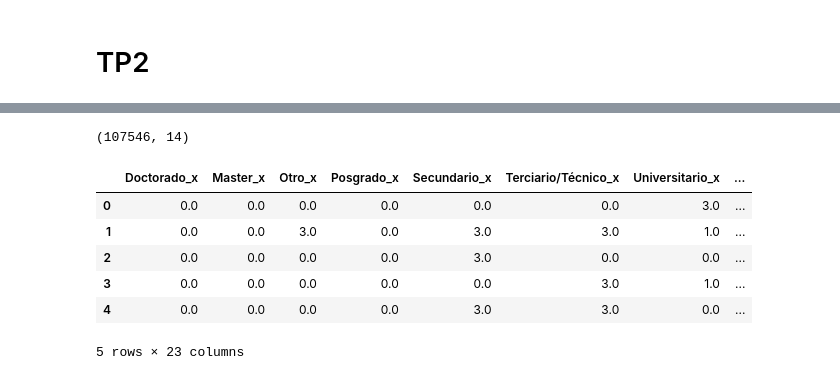
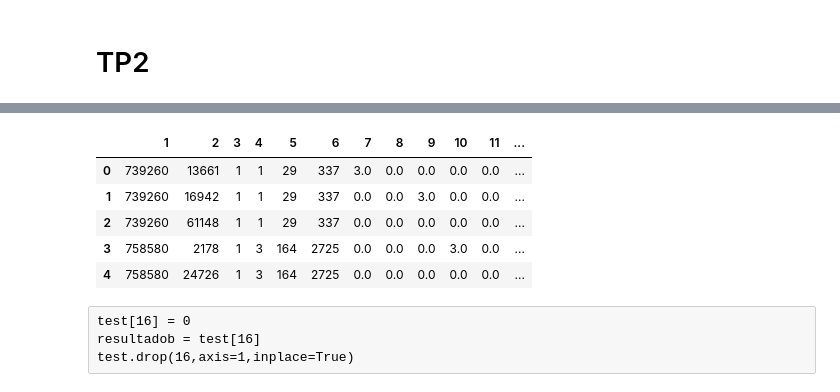
Before and after one commit to fcavazzoli/DatosTP, a Jupyter notebook: TP2.ipynb, the cells around one changed output, grey strips where cells are left out. Cells and saved outputs as stored; diff of their text form; code cells hidden in the pictures.

```diff
--- a/TP2.ipynb
+++ b/TP2.ipynb
@@ -89,0 +90,9 @@ test.head()
+# %%
+from sklearn import preprocessing
+le = preprocessing.LabelEncoder()
+for col in test.columns:
+    if not test[col].dtype == 'O': continue
+    test[col] = test.apply(lambda x: str(x[col]),axis=1)
+    le.fit(test[col])
+    test[col] = le.transform(test[col])
+test.head()
@@ -90,4 +124,9 @@ test.head()
 # %%
-test.shape
+test.head()
 # %% [output]
-(107546, 14)
+|  | 1 | 2 | 3 | 4 | 5 | 6 | 7 | 8 | 9 | 10 | 11 | ... |
+| 0 | 739260 | 13661 | 1 | 1 | 29 | 337 | 3.0 | 0.0 | 0.0 | 0.0 | 0.0 | ... |
+| 1 | 739260 | 16942 | 1 | 1 | 29 | 337 | 0.0 | 0.0 | 3.0 | 0.0 | 0.0 | ... |
+| 2 | 739260 | 61148 | 1 | 1 | 29 | 337 | 0.0 | 0.0 | 0.0 | 0.0 | 0.0 | ... |
+| 3 | 758580 | 2178 | 1 | 3 | 164 | 2725 | 0.0 | 0.0 | 0.0 | 3.0 | 0.0 | ... |
+| 4 | 758580 | 24726 | 1 | 3 | 164 | 2725 | 0.0 | 0.0 | 0.0 | 0.0 | 0.0 | ... |
@@ -96,10 +132,0 @@ postulantes = postulantes.merge(test, on='idpostulante')
-# %%
-postulantes.head()
-# %% [output]
-|  | Doctorado_x | Master_x | Otro_x | Posgrado_x | Secundario_x | Terciario/Técnico_x | Universitario_x | ... |
-| 0 | 0.0 | 0.0 | 0.0 | 0.0 | 0.0 | 0.0 | 3.0 | ... |
-| 1 | 0.0 | 0.0 | 3.0 | 0.0 | 3.0 | 3.0 | 1.0 | ... |
-| 2 | 0.0 | 0.0 | 0.0 | 0.0 | 3.0 | 0.0 | 0.0 | ... |
-| 3 | 0.0 | 0.0 | 0.0 | 0.0 | 0.0 | 3.0 | 1.0 | ... |
-| 4 | 0.0 | 0.0 | 0.0 | 0.0 | 3.0 | 3.0 | 0.0 | ... |
-5 rows × 23 columns
@@ -105,0 +149,4 @@ postulantes.head()
+# %% [raw]
+test[16] = 0
+resultadob = test[16]
+test.drop(16,axis=1,inplace=True)
```
Also changed, not shown: parts of 32 cells of this notebook, 6 other files.
